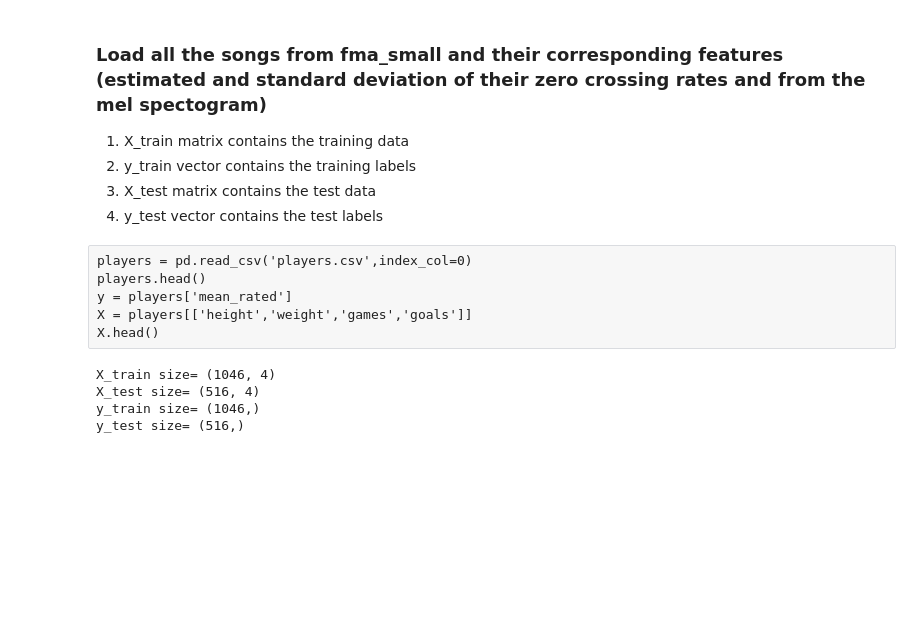
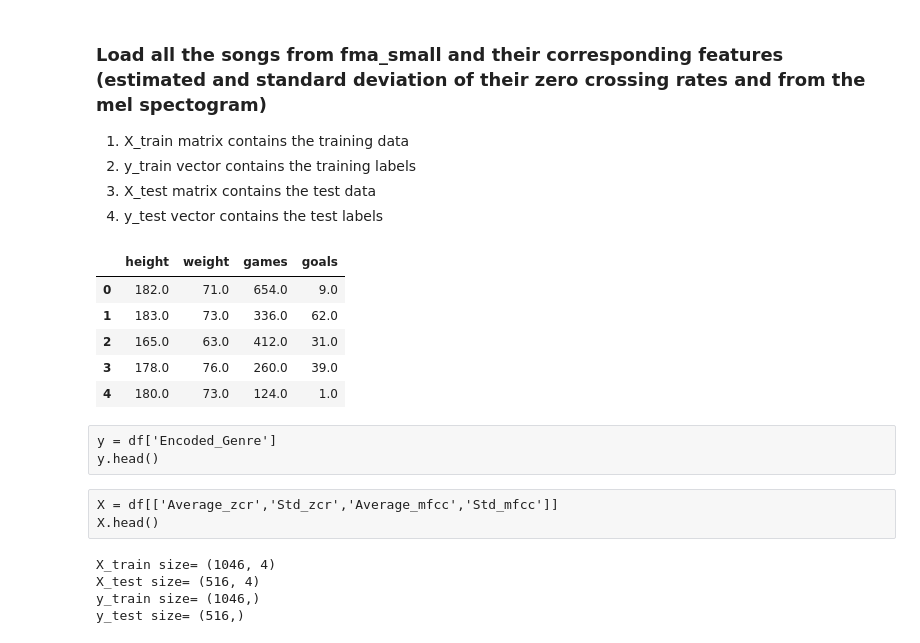
Before and after one commit to Chibukach/mir-fma, a Jupyter notebook: ML.ipynb, the cells around one changed output. Drawn from its saved outputs; the diff is of its cells as text; code cells hidden in the pictures; blank space fills up the shorter version.

```diff
--- a/ML.ipynb
+++ b/ML.ipynb
@@ -58,9 +66,3 @@ df
 2. y_train vector contains the training labels
 3. X_test matrix contains the test data
 4. y_test vector contains the test labels
-# %% [raw]
-players = pd.read_csv('players.csv',index_col=0)
-players.head()
-y = players['mean_rated']
-X = players[['height','weight','games','goals']]
-X.head()
@@ -73,3 +69,22 @@ X.head()
+# %%
+players = pd.read_csv('players.csv',index_col=0)
+players.head()
+y = players['mean_rated']
+X = players[['height','weight','games','goals']]
+X.head()
+# %% [output]
+|  | height | weight | games | goals |
+| 0 | 182.0 | 71.0 | 654.0 | 9.0 |
+| 1 | 183.0 | 73.0 | 336.0 | 62.0 |
+| 2 | 165.0 | 63.0 | 412.0 | 31.0 |
+| 3 | 178.0 | 76.0 | 260.0 | 39.0 |
+| 4 | 180.0 | 73.0 | 124.0 | 1.0 |
+# %% [raw]
+y = df['Encoded_Genre']
+y.head()
+# %% [raw]
+X = df[['Average_zcr','Std_zcr','Average_mfcc','Std_mfcc']]
+X.head()
 # %%
 X_train, X_test, y_train, y_test = train_test_split(X, y, test_size=0.33, random_state=42)
 print('X_train size=',X_train.shape)
```
Also changed, not shown: parts of 8 cells of this notebook, 1 other file.
